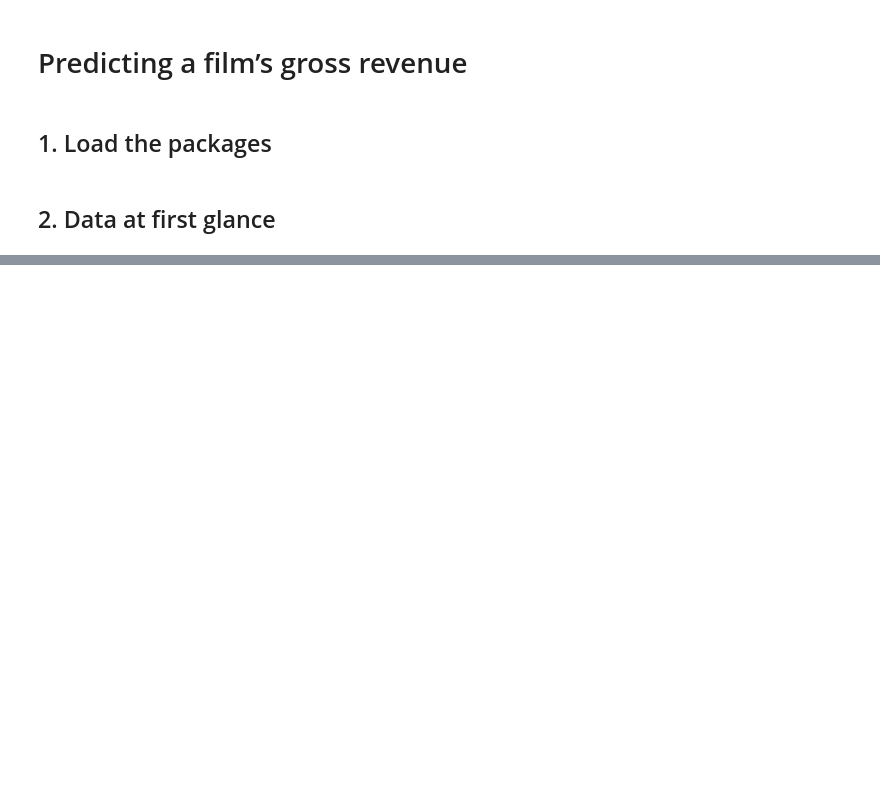
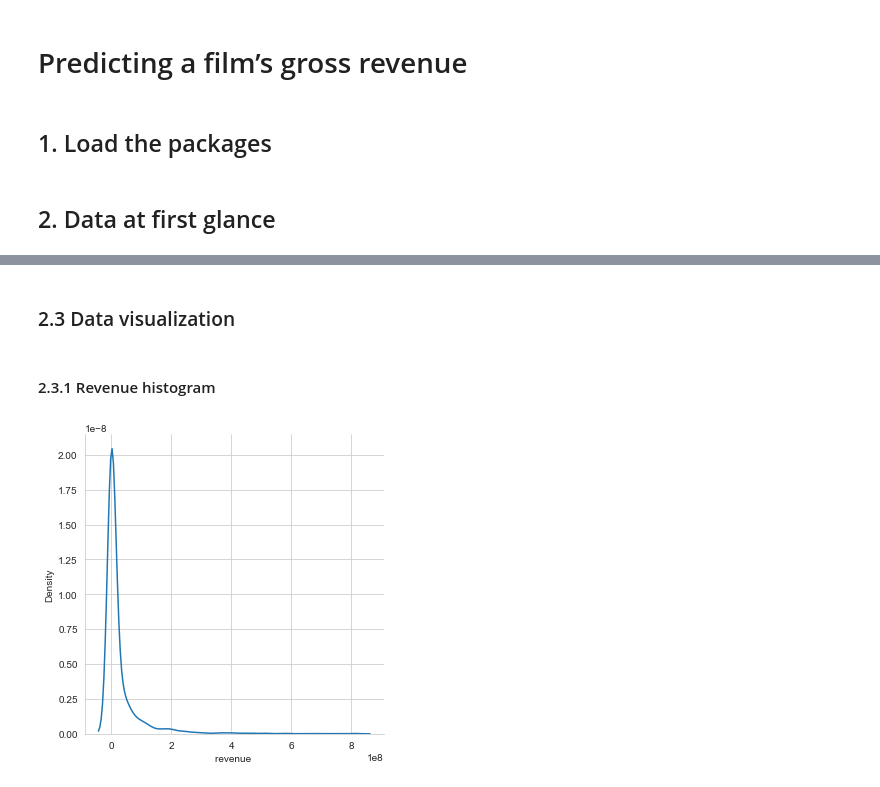
Before and after one commit to Siqi-Hu/LELEC2870-project, a Jupyter notebook: scripts/siqi.ipynb, the cells around one changed output, grey strips where cells are left out. Saved outputs shown, nothing was run; the diff lists cells and outputs as text; code cells hidden in the pictures; blank space fills up the shorter version.

```diff
--- a/scripts/siqi.ipynb
+++ b/scripts/siqi.ipynb
@@ -55,0 +127,10 @@ X1_cat.head()
+# %% [markdown]
+### 2.3 Data visualization
+# %% [markdown]
+#### 2.3.1 Revenue histogram
+# %%
+sns.set_style("whitegrid")
+sns.displot(data=Y1, x='revenue ', kind='kde')
+plt.show()
+# %% [output]
+[figure, added]
```
Also changed, not shown: parts of 68 cells of this notebook, 2 other files.
